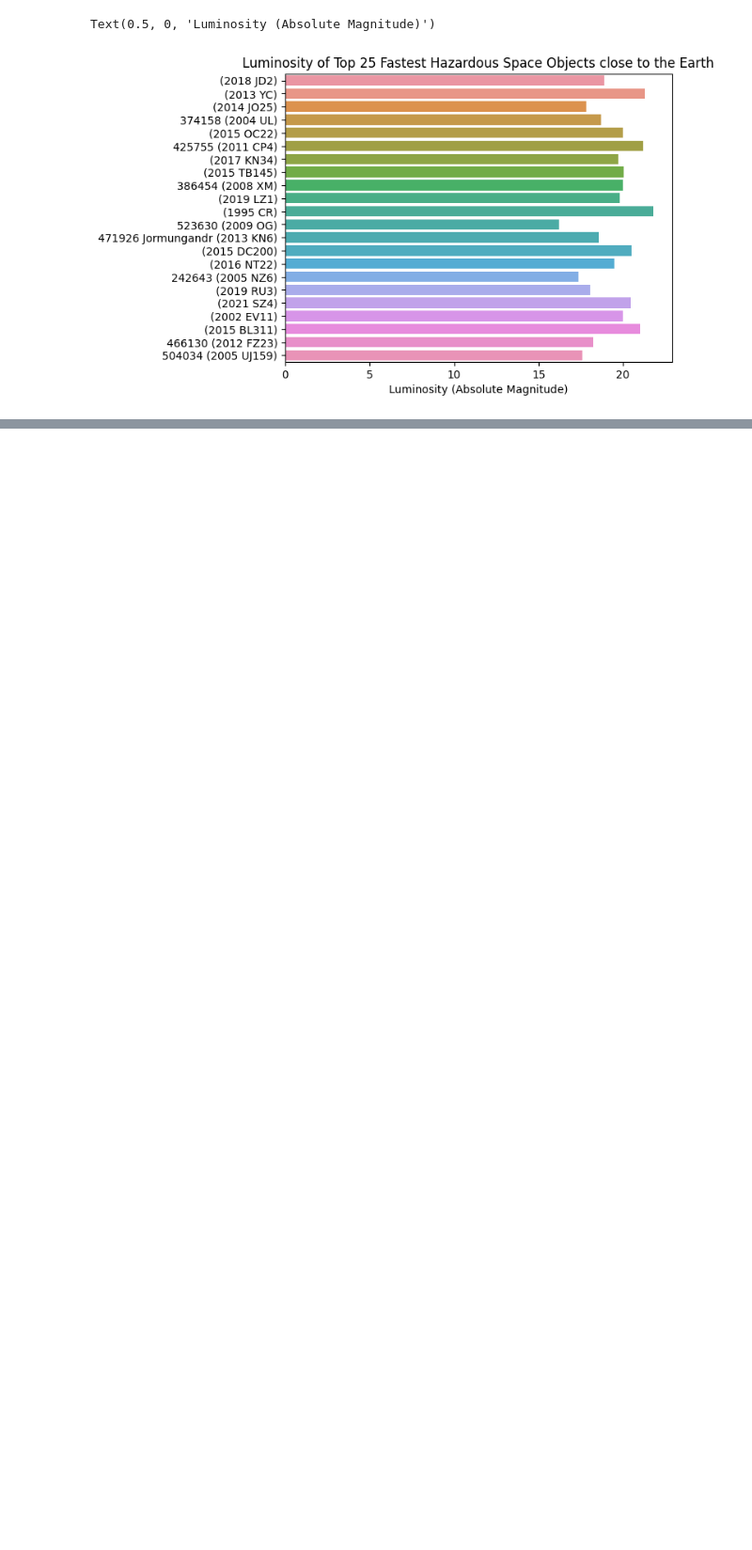
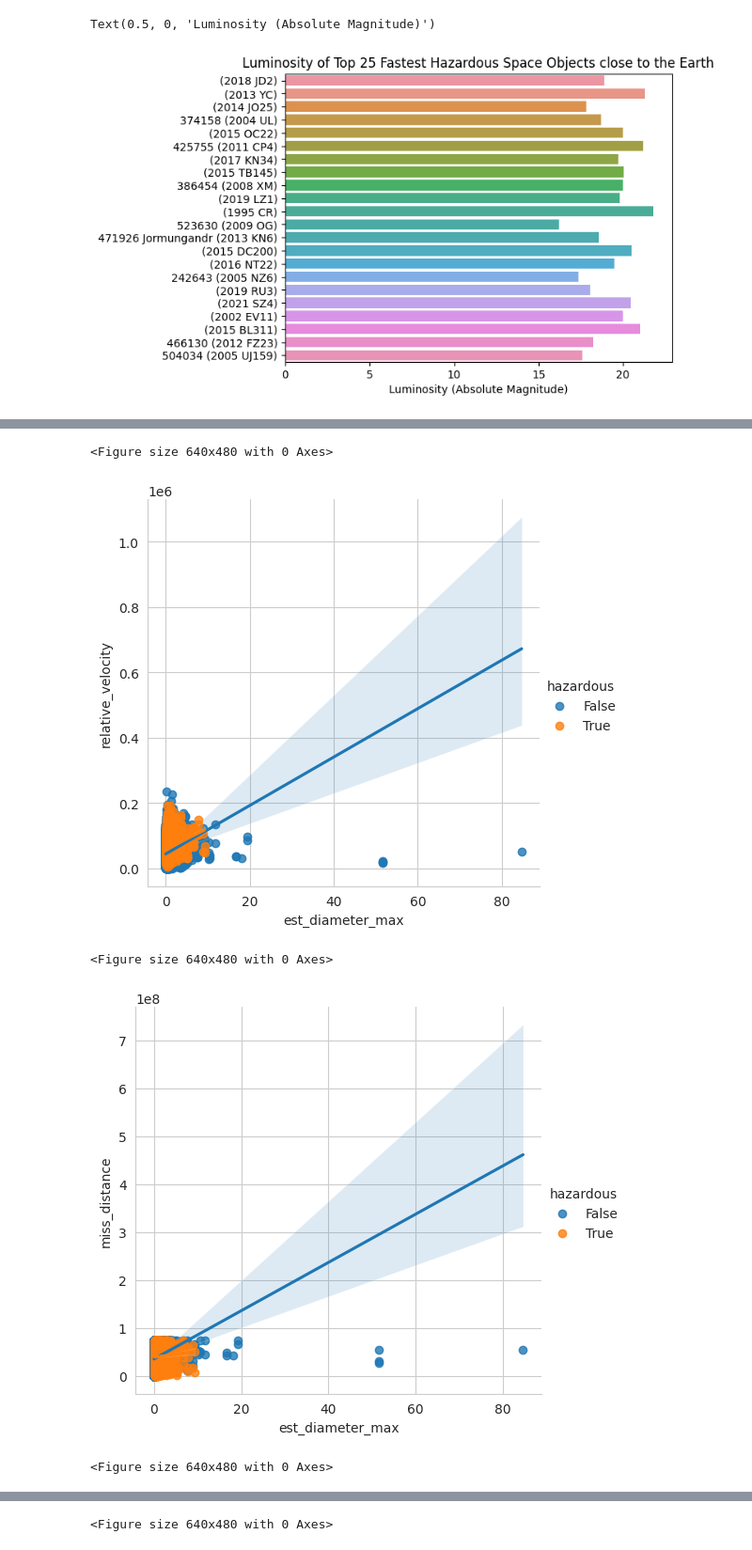
Before and after one commit to c43-sar/Kaggle-NASA-DataViz, a Jupyter notebook: nearest-earth-objects-dataviz.ipynb, the cells around one changed output, grey strips where cells are left out. Shown at 94% size. Saved outputs shown, nothing was run; the diff lists cells and outputs as text; code cells hidden in the pictures; blank space fills up the shorter version.

Commit message:
Kaggle Notebook | Nearest Earth Objects - DataViz | Version 6

```diff
--- a/nearest-earth-objects-dataviz.ipynb
+++ b/nearest-earth-objects-dataviz.ipynb
@@ -195,0 +185,19 @@ sns.histplot(data = nasa_data, x = 'absolute_magnitude', hue='hazardous')
+# %%
+num_vals = ['est_diameter_max','relative_velocity','miss_distance','absolute_magnitude']
+
+for p in num_vals:
+    for q in num_vals:
+        if p != q:
+            plt.figure()
+            sns.lmplot(
+                x = p,
+                y = q,
+                hue = 'hazardous',
+                data = nasa_data
+            )
+# %% [output]
+<Figure size 640x480 with 0 Axes>
+[figure, added]
+<Figure size 640x480 with 0 Axes>
+[figure, added]
+<Figure size 640x480 with 0 Axes>
@@ -195,0 +205 @@ sns.histplot(data = nasa_data, x = 'absolute_magnitude', hue='hazardous')
+<Figure size 640x480 with 0 Axes>
```
Also changed, not shown: parts of 5 cells of this notebook.
